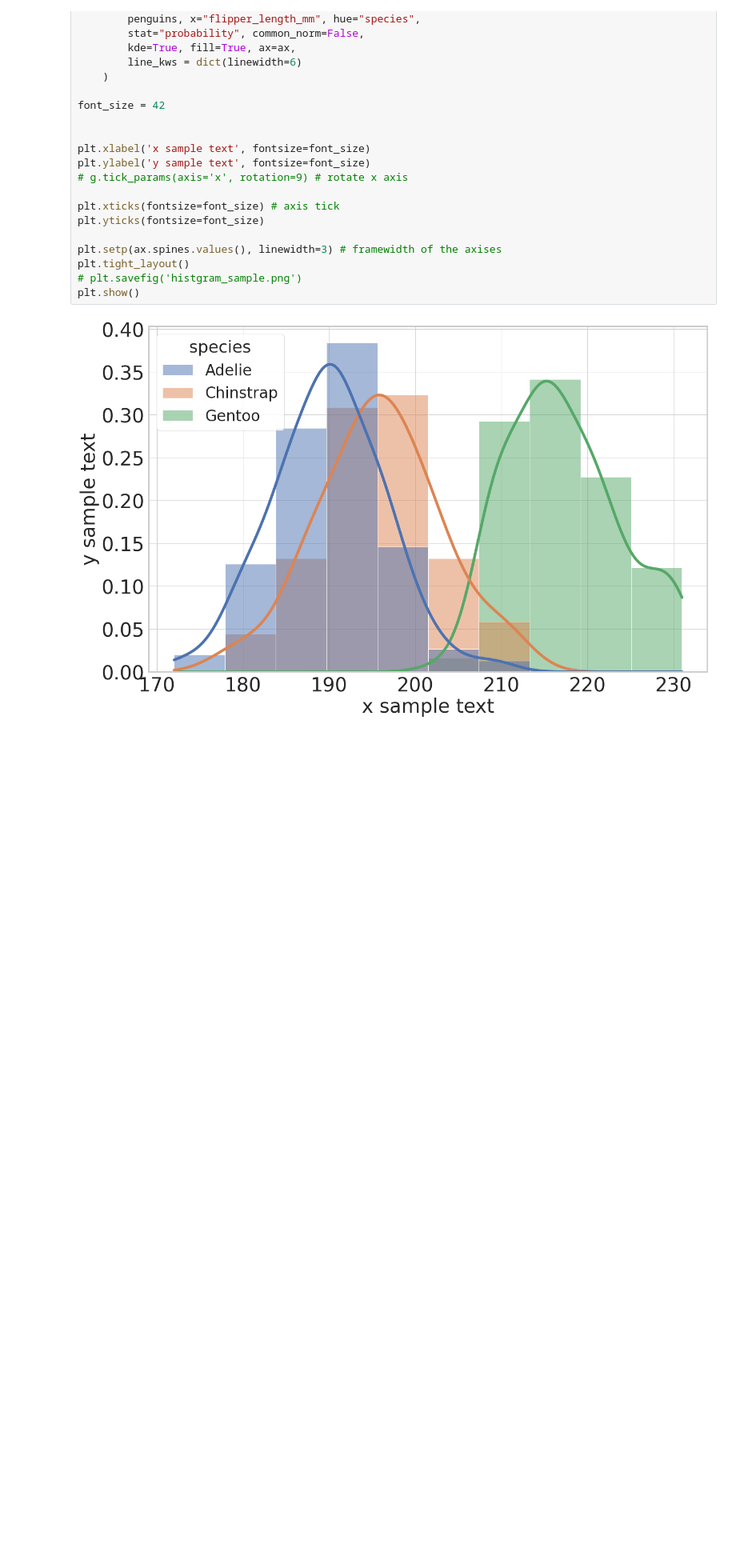
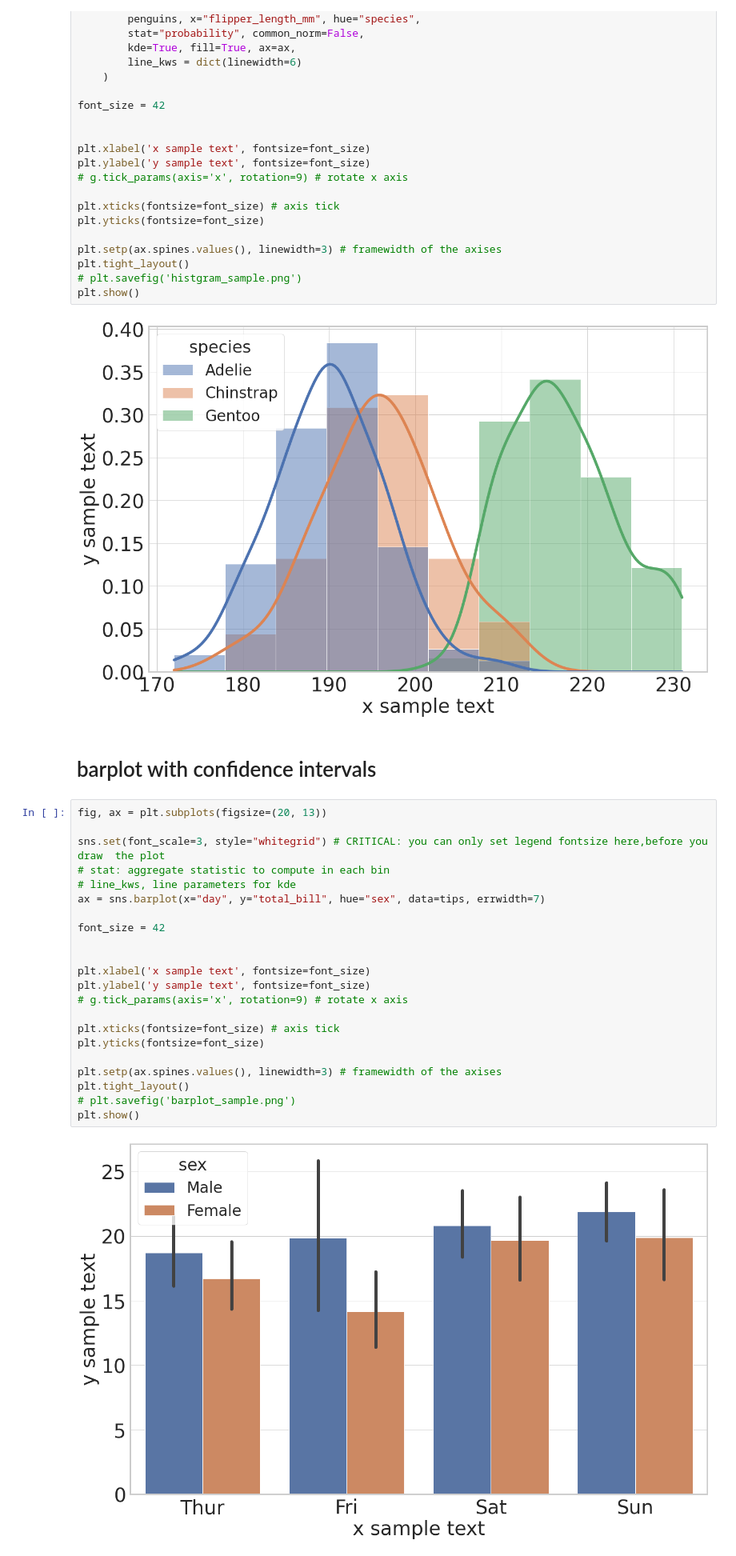
Before and after one commit to xuesongwang/matplotlib_template, a Jupyter notebook: templates_for_paper_submission_seaborn.ipynb, the cells around one changed output. Shown at 80% size. Cells and saved outputs as stored; diff of their text form; blank space fills up the shorter version.

Commit message:
(xuesong)add barplot

```diff
--- a/templates_for_paper_submission_seaborn.ipynb
+++ b/templates_for_paper_submission_seaborn.ipynb
@@ -92,3 +92,29 @@ plt.tight_layout()
 plt.show()
 # %% [output]
 [figure]
+# %% [markdown]
+# barplot with confidence intervals
+# %%
+fig, ax = plt.subplots(figsize=(20, 13))
+
+sns.set(font_scale=3, style="whitegrid") # CRITICAL: you can only set legend fontsize here,before you draw  the plot
+# stat: aggregate statistic to compute in each bin
+# line_kws, line parameters for kde
+ax = sns.barplot(x="day", y="total_bill", hue="sex", data=tips, errwidth=7)
+
+font_size = 42
+
+
+plt.xlabel('x sample text', fontsize=font_size)
+plt.ylabel('y sample text', fontsize=font_size)
+# g.tick_params(axis='x', rotation=9) # rotate x axis
+
+plt.xticks(fontsize=font_size) # axis tick
+plt.yticks(fontsize=font_size)
+
+plt.setp(ax.spines.values(), linewidth=3) # framewidth of the axises
+plt.tight_layout()
+# plt.savefig('barplot_sample.png')
+plt.show()
+# %% [output]
+[figure, added]
```
